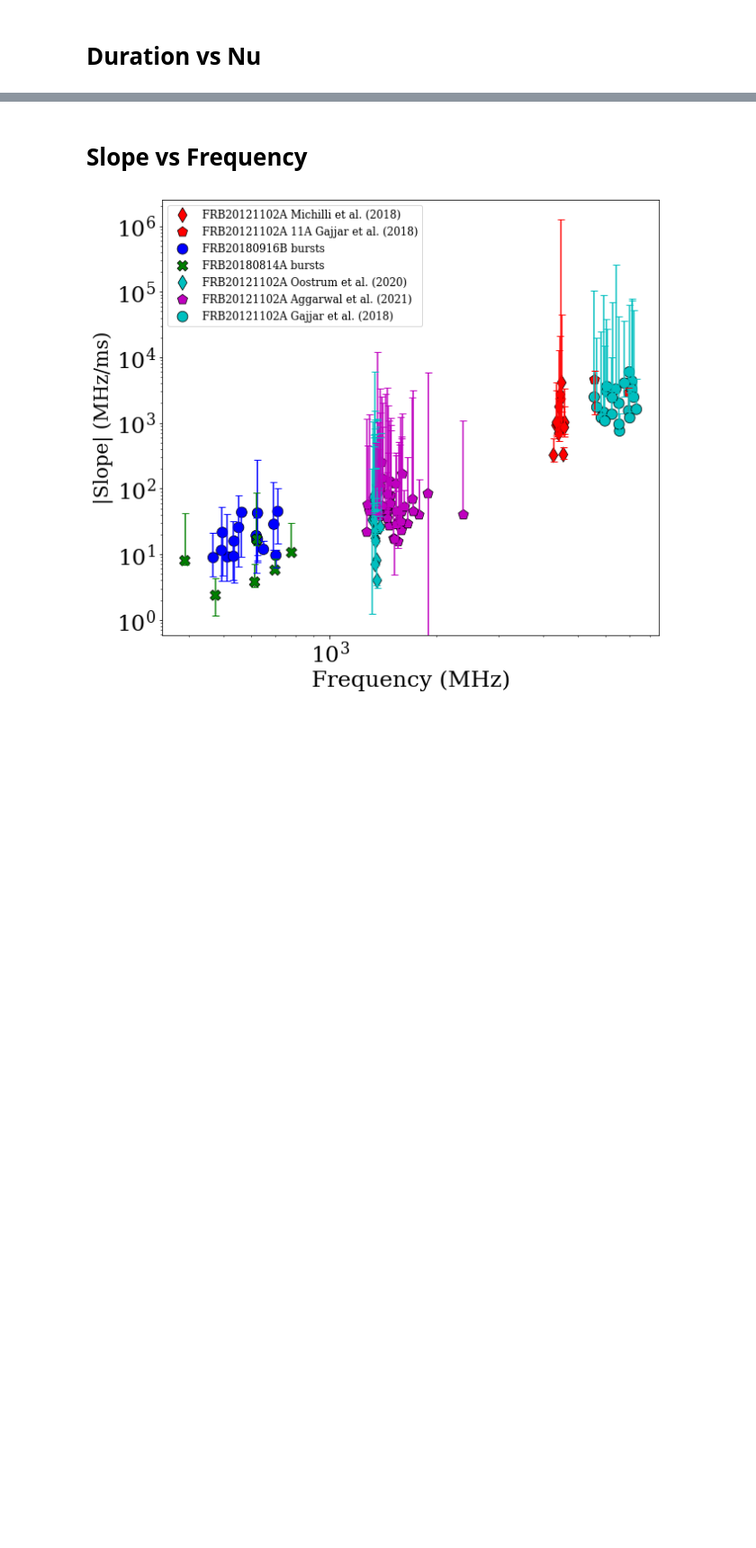
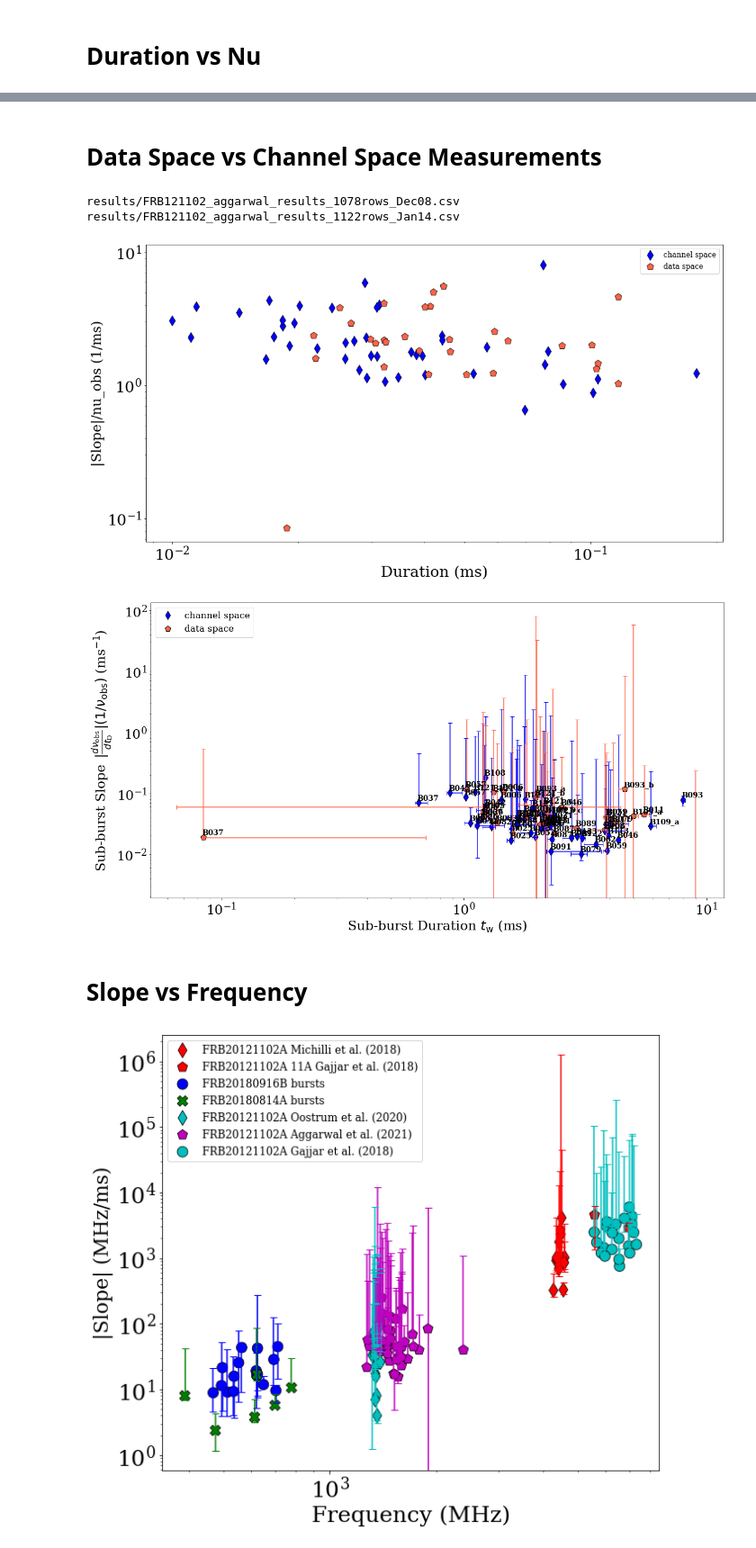
Before and after one commit to mef51/frbgui, a Jupyter notebook: PaperFigures.ipynb, the cells around one changed output, grey strips where cells are left out. Shown at 90% size. Drawn from its saved outputs; the diff is of its cells as text; code cells hidden in the pictures; blank space fills up the shorter version.

```diff
--- a/PaperFigures.ipynb
+++ b/PaperFigures.ipynb
@@ -330,15 +560,8 @@ source[['slope (mhz/ms)', 'tau_w_ms', 'slope error (mhz/ms)', 'tw_min', 'tw_max'
 | 11A_d | -10272.369302 | 0.280701 | 56.683141 | 0.279378 | 0.634394 | 0.000135 |
 | 11A_d | -21662.567086 | 0.280105 | 252.840397 | 0.279378 | 0.634394 | 0.000135 |
 # %%
-for name in fitdata.name.unique():
-    df = fitdata.loc[(fitdata.name == name)]# & (fitdata.numbursts > 1.0)]
-    df = df.set_index('DM')
-    display(df)
-    # print('minimal standard deviation:')
-    # display(df[df.err == df.err.min()])
-    print('minimal red_chisq:')
-    display(df[df.red_chisq == df.red_chisq.min()])
 
+driftlaw.listDMFitResults(fitdata)
 # dm at which chisq is minimal and no bursts entirely excluded
 # michilli 559.405421
 # gajjar   565.0
@@ -475,3 +679,52 @@ ax = plotframes(frames, 'center_f', 'tau_w_ms', xlabel="Frequency (MHz)", ylabel
+# %% [markdown]
+# Data Space vs Channel Space Measurements
+# %%
+importlib.reload(driftlaw)
+%matplotlib inline
+filenames = [
+    'results/FRB121102_aggarwal_results_1078rows_Dec08.csv',
+    'results/FRB121102_aggarwal_results_1122rows_Jan14.csv',
+]
+agg_measurments = []
+colors = itertools.cycle(['b', 'tomato', 'c'])
+targetDM = 560
+for sfile in filenames:
+    df = pd.read_csv(sfile)
+    df = df.set_index("name")
+
+    ## Burst Exclusions
+    df = df.drop(['B023', 'B016', 'B028', 'B056', 'B109'])
+    df = df[df.amplitude > 0]
+    df = df[df.slope_abs > 0]
+    relerrthreshold = 0.4 # (40%)
+    df = df[abs(df['slope error (mhz/ms)']/df['slope (mhz/ms)']) < relerrthreshold]
+    errorthreshold = 1e8
+    df = df[df['slope error (mhz/ms)'] < errorthreshold]
+
+    df = driftlaw.computeModelDetails(df)
+    if 'Dec08' in sfile:
+        df['tau_w_ms'] = df['tau_w_ms_old']
+    df = driftlaw.sloperanges(df) # compute drift ranges after burst exclusions
+    df = df[np.isclose(df.DM, targetDM)]
+    print(sfile)
+    df['color'] = next(colors)
+
+    agg_measurments.append(df)
+
+labels = ['channel space', 'data space']
+ax = plotframes(agg_measurments, 'slope_over_nuobs', 'tau_w_ms', xlabel="Duration (ms)", ylabel="|Slope|/nu_obs (1/ms)",
+                figsize=(17, 9), labels=labels,
+                logscale=True)# yerrf=lambda f: driftlaw.rangeerror(f)[1])
+
+annotatei = [0,1]
+ax, _ = driftlaw.plotSlopeVsDuration(agg_measurments, labels, fitlines=['r-', 'r--', 'b--', 'g-.'], markers=['d', 'p'], title=None,
+                                     annotatei=annotatei, fitextents=[0.0728, 15], hidefit=[0, 1],
+                                     logscale=True, errorfunc=driftlaw.rangeerror, fiterrorfunc=driftlaw.log_error)
+# %% [output]
+results/FRB121102_aggarwal_results_1078rows_Dec08.csv
+results/FRB121102_aggarwal_results_1122rows_Jan14.csv
+[figure, added]
+[figure, added]
 # %% [markdown]
 # Slope vs Frequency
 # %%
```
Also changed, not shown: parts of 6 cells of this notebook, 5 other files.
